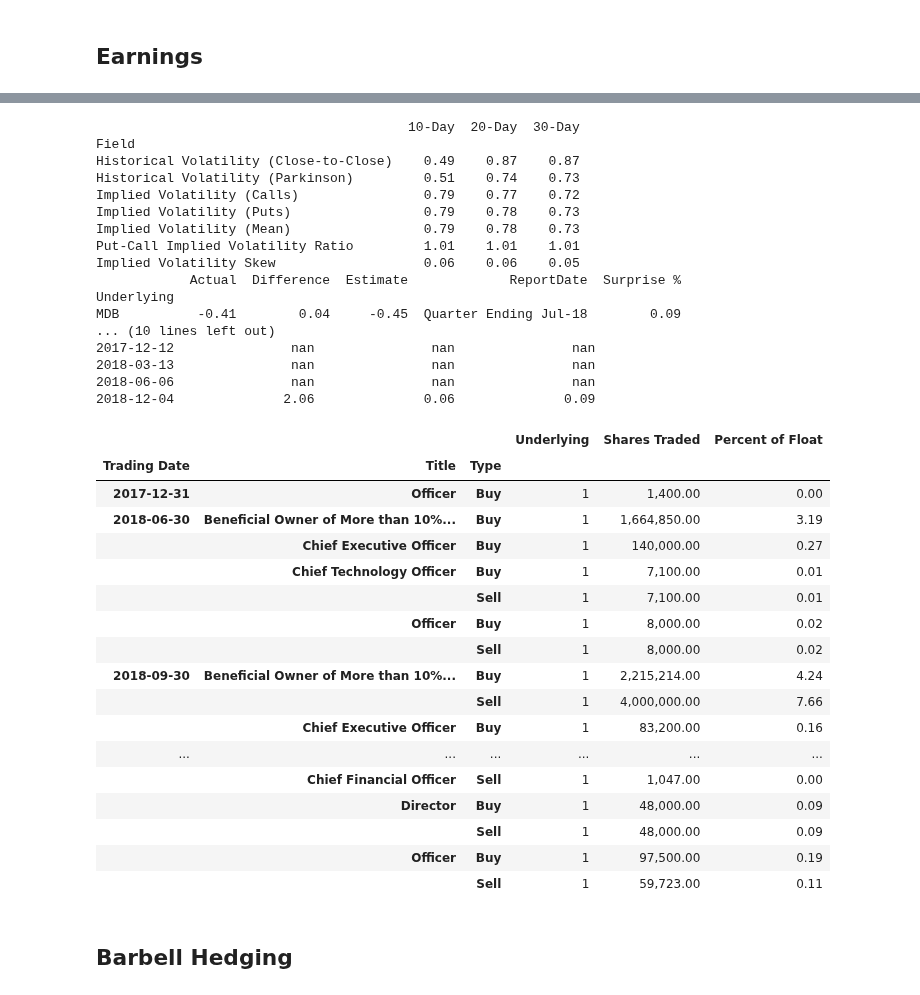
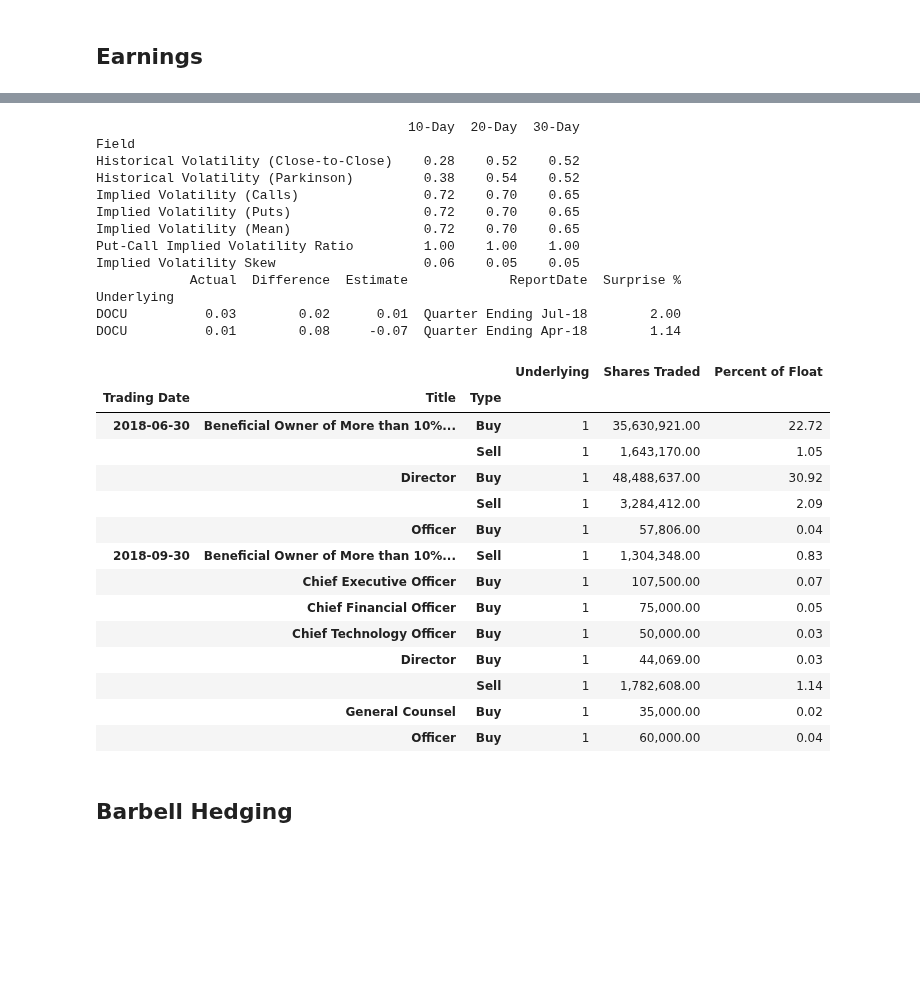
Before and after one commit to auto-d1dact/Trading, a Jupyter notebook: Notebooks/Daily Trading v2.ipynb, the cells around one changed output, grey strips where cells are left out. Saved outputs shown, nothing was run; the diff lists cells and outputs as text; code cells hidden in the pictures; blank space fills up the shorter version.

```diff
--- a/Notebooks/Daily Trading v2.ipynb
+++ b/Notebooks/Daily Trading v2.ipynb
@@ -457,7 +457,7 @@ def aggregate_txns_date(trade_date):
 # %%
 month = 12
 year = 2018
-days_list = list(range(4, 5))
+days_list = list(range(6, 7))
 
 start_time = time.time()
 
@@ -541,9 +541,12 @@ insiderstxns_dict = {}
 
 for ticker in selected_names:
     insider_trades = reuters_insiders(ticker)
-    insider_trades['Trading Date'] = pd.to_datetime(insider_trades['Trading Date'])
-    insider_trades['Trading Date'] = insider_trades['Trading Date'].apply(aggregate_txns_date)
-    insiderstxns_dict[ticker] = insider_trades
+    try:
+        insider_trades['Trading Date'] = pd.to_datetime(insider_trades['Trading Date'])
+        insider_trades['Trading Date'] = insider_trades['Trading Date'].apply(aggregate_txns_date)
+        insiderstxns_dict[ticker] = insider_trades
+    except:
+        insidertxns_dict[ticker] = []
 
 insider_agg_lst = []
 
@@ -578,8 +579,8 @@ further_reduce
 # %%
 # Querying Info from DBs
 os.chdir(dbs_dir)
+namesToExclude = []
 
-namesToExclude = ['DG', 'DCI']
 selected_names = further_reduce.index.tolist()
 
 selected_names = list(filter(lambda x: x not in namesToExclude, selected_names))
@@ -694,0 +674,4 @@ annual_fin.T
+# %%
+ticker = 'DOCU'
+
+reuters_fundamentals[ticker]
@@ -695,58 +737,50 @@ annual_fin.T
 # %%
-ticker = 'MDB'
-
 aq = alphaquery(ticker)
 print(aq.vol_df.iloc[:7,:3])
-latest_earnings_report = earnings_report(ticker)
+#latest_earnings_report = earnings_report(ticker)
+#print(latest_earnings_report[~latest_earnings_report.index.duplicated(keep='first')])
 earningsAnalysis = pd.read_sql_query('SELECT * FROM earningsSurprises WHERE Underlying = "{0}" '.format(ticker),
                                      con = reuters_engine, index_col = 'Underlying').drop_duplicates()
 print(earningsAnalysis)
-print(latest_earnings_report[~latest_earnings_report.index.duplicated(keep='first')])
+
 select_trades = insiderstxns_dict[ticker].groupby(['Trading Date','Title',
                                                    'Type']).agg({'Underlying':'count',
                                                                  'Shares Traded': 'sum'}).reset_index()
 curr_overviews = reuters_info['overviews'][~reuters_info['overviews'].index.duplicated(keep='first')]
 select_trades['Percent of Float'] = 100*select_trades['Shares Traded']/(curr_overviews.loc[ticker,'Shares Outstanding(Mil.)']*10**6)
 select_trades.groupby(['Trading Date','Title',
                        'Type']).agg({'Underlying':'count',
                                      'Shares Traded': 'sum',
                                      'Percent of Float': 'sum'})
 # %% [output]
                                         10-Day  20-Day  30-Day
 Field
-Historical Volatility (Close-to-Close)    0.49    0.87    0.87
-Historical Volatility (Parkinson)         0.51    0.74    0.73
-Implied Volatility (Calls)                0.79    0.77    0.72
-Implied Volatility (Puts)                 0.79    0.78    0.73
-Implied Volatility (Mean)                 0.79    0.78    0.73
-Put-Call Implied Volatility Ratio         1.01    1.01    1.01
-Implied Volatility Skew                   0.06    0.06    0.05
+Historical Volatility (Close-to-Close)    0.28    0.52    0.52
+Historical Volatility (Parkinson)         0.38    0.54    0.52
+Implied Volatility (Calls)                0.72    0.70    0.65
+Implied Volatility (Puts)                 0.72    0.70    0.65
+Implied Volatility (Mean)                 0.72    0.70    0.65
+Put-Call Implied Volatility Ratio         1.00    1.00    1.00
+Implied Volatility Skew                   0.06    0.05    0.05
             Actual  Difference  Estimate             ReportDate  Surprise %
 Underlying
-MDB          -0.41        0.04     -0.45  Quarter Ending Jul-18        0.09
-... (10 lines left out)
-2017-12-12               nan               nan               nan
-2018-03-13               nan               nan               nan
-2018-06-06               nan               nan               nan
-2018-12-04              2.06              0.06              0.09
+DOCU          0.03        0.02      0.01  Quarter Ending Jul-18        2.00
+DOCU          0.01        0.08     -0.07  Quarter Ending Apr-18        1.14
 |  |  |  | Underlying | Shares Traded | Percent of Float |
 | Trading Date | Title | Type |  |  |  |
-| 2017-12-31 | Officer | Buy | 1 | 1,400.00 | 0.00 |
-| 2018-06-30 | Beneficial Owner of More than 10%... | Buy | 1 | 1,664,850.00 | 3.19 |
-|  | Chief Executive Officer | Buy | 1 | 140,000.00 | 0.27 |
-|  | Chief Technology Officer | Buy | 1 | 7,100.00 | 0.01 |
-|  |  | Sell | 1 | 7,100.00 | 0.01 |
-|  | Officer | Buy | 1 | 8,000.00 | 0.02 |
-|  |  | Sell | 1 | 8,000.00 | 0.02 |
-| 2018-09-30 | Beneficial Owner of More than 10%... | Buy | 1 | 2,215,214.00 | 4.24 |
-|  |  | Sell | 1 | 4,000,000.00 | 7.66 |
-|  | Chief Executive Officer | Buy | 1 | 83,200.00 | 0.16 |
-| ... | ... | ... | ... | ... | ... |
-|  | Chief Financial Officer | Sell | 1 | 1,047.00 | 0.00 |
-|  | Director | Buy | 1 | 48,000.00 | 0.09 |
-|  |  | Sell | 1 | 48,000.00 | 0.09 |
-|  | Officer | Buy | 1 | 97,500.00 | 0.19 |
-|  |  | Sell | 1 | 59,723.00 | 0.11 |
+| 2018-06-30 | Beneficial Owner of More than 10%... | Buy | 1 | 35,630,921.00 | 22.72 |
+|  |  | Sell | 1 | 1,643,170.00 | 1.05 |
+|  | Director | Buy | 1 | 48,488,637.00 | 30.92 |
+|  |  | Sell | 1 | 3,284,412.00 | 2.09 |
+|  | Officer | Buy | 1 | 57,806.00 | 0.04 |
+| 2018-09-30 | Beneficial Owner of More than 10%... | Sell | 1 | 1,304,348.00 | 0.83 |
+|  | Chief Executive Officer | Buy | 1 | 107,500.00 | 0.07 |
+|  | Chief Financial Officer | Buy | 1 | 75,000.00 | 0.05 |
+|  | Chief Technology Officer | Buy | 1 | 50,000.00 | 0.03 |
+|  | Director | Buy | 1 | 44,069.00 | 0.03 |
+|  |  | Sell | 1 | 1,782,608.00 | 1.14 |
+|  | General Counsel | Buy | 1 | 35,000.00 | 0.02 |
+|  | Officer | Buy | 1 | 60,000.00 | 0.04 |
 # %%
 # Writing to Excel
 os.chdir('C:\\Users\\Fang\\Desktop\\Python Trading\\Trading\\Data\\Historical Queries\\Earnings')
```
Also changed, not shown: parts of 10 cells of this notebook, 7 other files.
